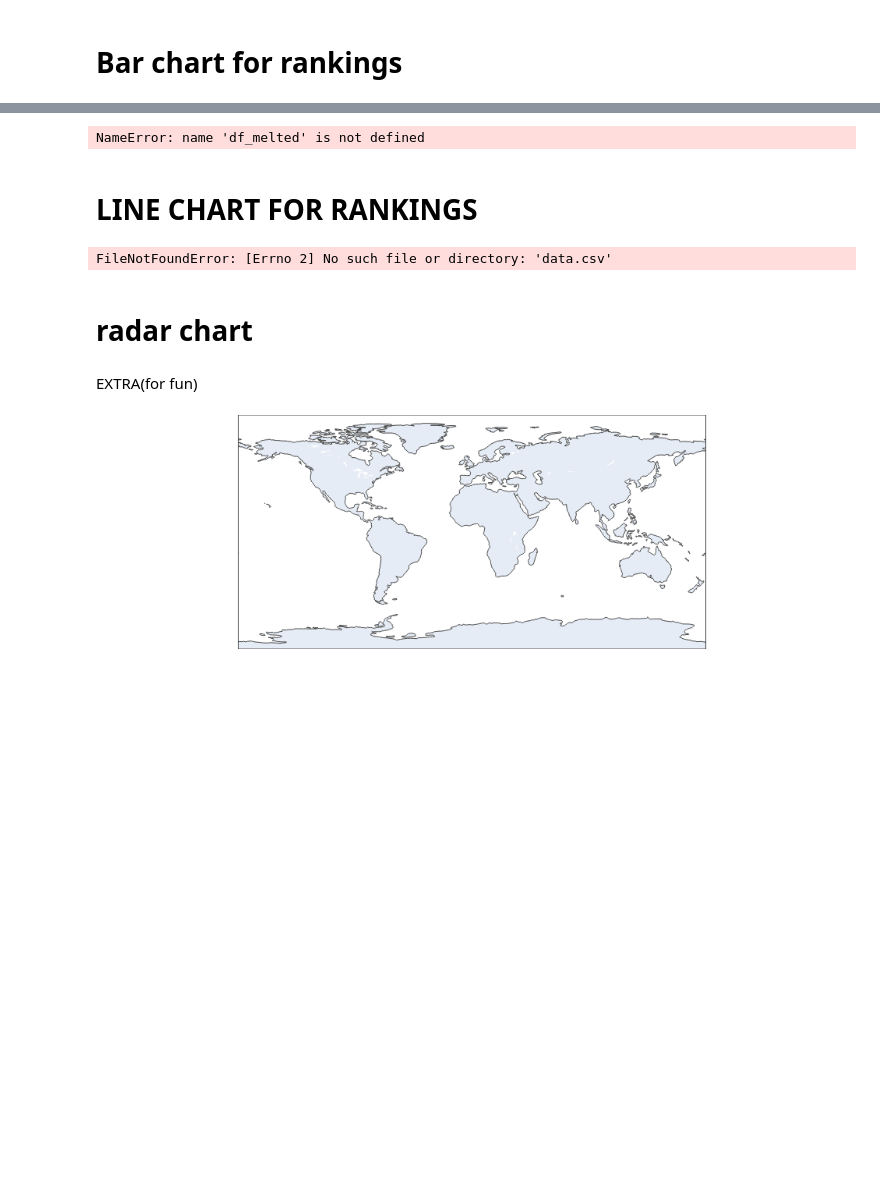
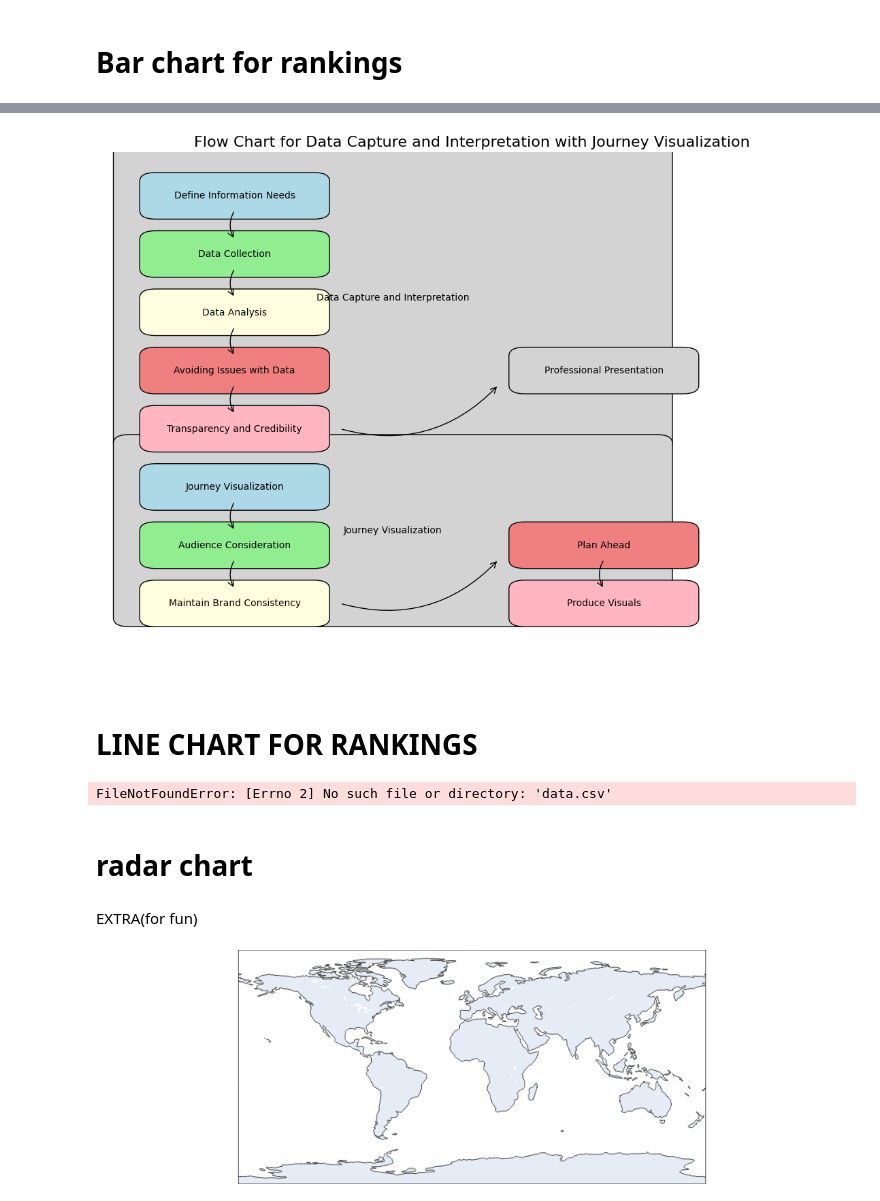
Before and after one commit to XuanMaiNguyen39/Digital-Technology, a Jupyter notebook: Project-Folder/OfficialGraphTest.ipynb, the cells around one changed output, grey strips where cells are left out. Saved outputs shown, nothing was run; the diff lists cells and outputs as text; code cells hidden in the pictures; blank space fills up the shorter version.

```diff
--- a/Project-Folder/OfficialGraphTest.ipynb
+++ b/Project-Folder/OfficialGraphTest.ipynb
@@ -132,9 +121,80 @@ fig_tech.show()
 # %%
-#categorise pattern fill
-fig = px.bar(df_melted, x='University Name', y='Subject Field', color="Subject",
-             pattern_shape="Subject", pattern_shape_sequence=[".", "x", "+"])
+import matplotlib.pyplot as plt
+import matplotlib.patches as patches
+
+fig, ax = plt.subplots(figsize=(14, 10))
+
+# Create a flowchart with boxes and arrows
+def draw_box(ax, text, xy, box_style, facecolor, width=3, height=1):
+    box = patches.FancyBboxPatch(xy, width=width, height=height, boxstyle=box_style, facecolor=facecolor, edgecolor='black')
+    ax.add_patch(box)
+    ax.text(xy[0] + width / 2, xy[1] + height / 2, text, ha='center', va='center', fontsize=10)
+
+def draw_arrow(ax, start, end):
+    arrow = patches.FancyArrowPatch(start, end, connectionstyle="arc3,rad=0.3", color='black', arrowstyle='->', mutation_scale=15)
+    ax.add_patch(arrow)
+
+# Data Capture and Interpretation Boxes
+boxes = [
+    ("Define Information Needs", (1, 14), "round,pad=0.3", "lightblue"),
+    ("Data Collection", (1, 12), "round,pad=0.3", "lightgreen"),
+    ("Data Analysis", (1, 10), "round,pad=0.3", "lightyellow"),
+    ("Avoiding Issues with Data", (1, 8), "round,pad=0.3", "lightcoral"),
+    ("Transparency and Credibility", (1, 6), "round,pad=0.3", "lightpink"),
+    ("Professional Presentation", (8, 8), "round,pad=0.3", "lightgrey")
+]
+
+# Journey Visualization Boxes
+journey_boxes = [
+    ("Journey Visualization", (1, 4), "round,pad=0.3", "lightblue"),
+    ("Audience Consideration", (1, 2), "round,pad=0.3", "lightgreen"),
+    ("Maintain Brand Consistency", (1, 0), "round,pad=0.3", "lightyellow"),
+    ("Plan Ahead", (8, 2), "round,pad=0.3", "lightcoral"),
+    ("Produce Visuals", (8, 0), "round,pad=0.3", "lightpink")
+]
+
+# Arrows for Data Capture and Interpretation
+arrows = [
+    ((2.5, 14), (2.5, 13)),
+    ((2.5, 12), (2.5, 11)),
+    ((2.5, 10), (2.5, 9)),
+    ((2.5, 8), (2.5, 7)),
+    ((4.5, 6.5), (7.5, 8))
+]
+
+# Arrows for Journey Visualization
+journey_arrows = [
+    ((2.5, 4), (2.5, 3)),
+    ((2.5, 2), (2.5, 1)),
+    ((4.5, 0.5), (7.5, 2)),
+    ((9.5, 2), (9.5, 1))
+]
+
+# Draw phase boxes
+draw_box(ax, "Data Capture and Interpretation", (0.5, 6), "round,pad=0.3", "lightgrey", width=10, height=10)
+draw_box(ax, "Journey Visualization", (0.5, 0), "round,pad=0.3", "lightgrey", width=10, height=6)
+
+# Draw Data Capture and Interpretation Boxes
+for text, xy, box_style, facecolor in boxes:
+    draw_box(ax, text, xy, box_style, facecolor)
+
+# Draw Journey Visualization Boxes
+for text, xy, box_style, facecolor in journey_boxes:
+    draw_box(ax, text, xy, box_style, facecolor)
+
+# Draw Arrows
+for start, end in arrows + journey_arrows:
+    draw_arrow(ax, start, end)
+
+# Hide axes
+ax.set_xlim(0, 14)
+ax.set_ylim(-2, 16)
+ax.axis('off')
+
+plt.title("Flow Chart for Data Capture and Interpretation with Journey Visualization", fontsize=16)
+plt.show()
 # %% [output]
-NameError: name 'df_melted' is not defined
+[figure, added]
 # %% [markdown]
 # LINE CHART FOR RANKINGS
 # %%
```
Also changed, not shown: parts of 3 cells of this notebook, 3 other files.
